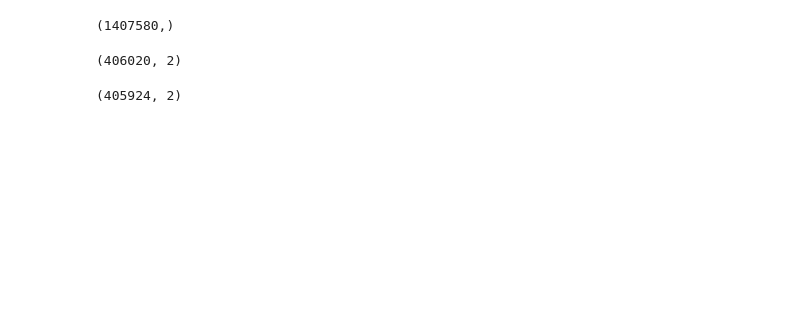
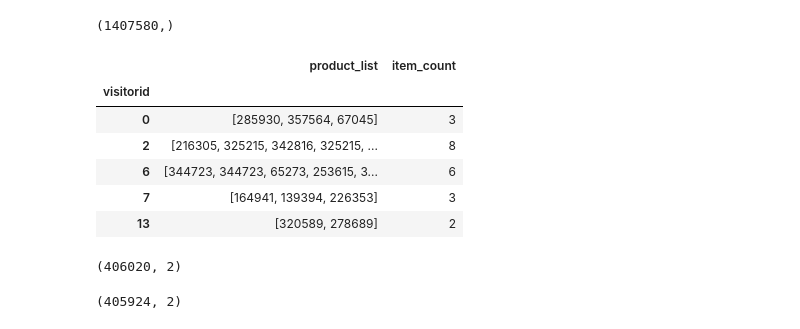
Before and after one commit to truejimfrank/WebCustomerFingerprints, a Jupyter notebook: notebooks/events_process.ipynb, the cells around one changed output. Cells and saved outputs as stored; diff of their text form; code cells hidden in the pictures; blank space fills up the shorter version.

```diff
--- a/notebooks/events_process.ipynb
+++ b/notebooks/events_process.ipynb
@@ -55,8 +71,16 @@ dfcluster.to_pickle('../../data/ecommerce/cust_prod_cluster.pkl', compression='z
 SeriesList = pd.read_pickle('../../data/ecommerce/cust_prod_cluster.pkl', compression='zip')
 # dfcluster.head()
 # %%
-dfcluster = pd.DataFrame(dfcluster)
-# dfcluster.head()
+# dfcluster = pd.DataFrame(dfcluster)
+dfcluster.head()
+# %% [output]
+|  | product_list | item_count |
+| visitorid |  |  |
+| 0 | [285930, 357564, 67045] | 3 |
+| 2 | [216305, 325215, 342816, 325215, ... | 8 |
+| 6 | [344723, 344723, 65273, 253615, 3... | 6 |
+| 7 | [164941, 139394, 226353] | 3 |
+| 13 | [320589, 278689] | 2 |
 # %%
 dfcluster['item_count'] = dfcluster['itemid'].apply(len)
 # dfcluster['itemid'].apply(len)[:10]
```
Also changed, not shown: parts of 9 cells of this notebook, 3 other files.
